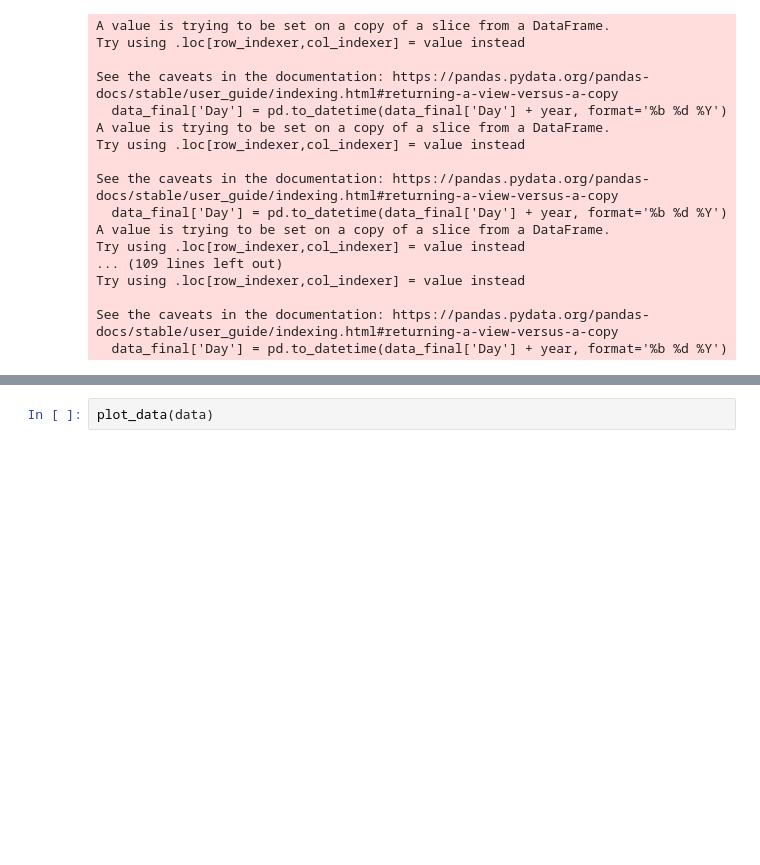
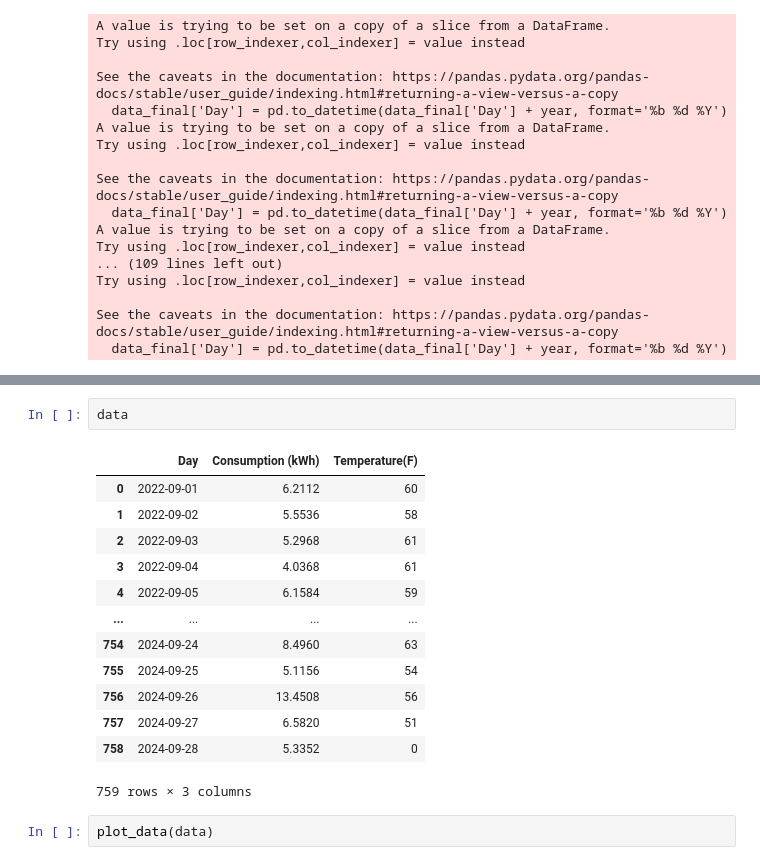
Before and after one commit to larryhaoboliu/energy-model-grey-box, a Jupyter notebook: energy model/Energy Model - Updated.ipynb, the cells around one changed output, grey strips where cells are left out. Drawn from its saved outputs; the diff is of its cells as text; blank space fills up the shorter version.

```diff
--- a/energy model/Energy Model - Updated.ipynb
+++ b/energy model/Energy Model - Updated.ipynb
@@ -163,3 +145,19 @@ See the caveats in the documentation: https://pandas.pydata.org/pandas-docs/stab
+# %%
+data
+# %% [output]
+|  | Day | Consumption (kWh) | Temperature(F) |
+| 0 | 2022-09-01 | 6.2112 | 60 |
+| 1 | 2022-09-02 | 5.5536 | 58 |
+| 2 | 2022-09-03 | 5.2968 | 61 |
+| 3 | 2022-09-04 | 4.0368 | 61 |
+| 4 | 2022-09-05 | 6.1584 | 59 |
+| ... | ... | ... | ... |
+| 754 | 2024-09-24 | 8.4960 | 63 |
+| 755 | 2024-09-25 | 5.1156 | 54 |
+| 756 | 2024-09-26 | 13.4508 | 56 |
+| 757 | 2024-09-27 | 6.5820 | 51 |
+| 758 | 2024-09-28 | 5.3352 | 0 |
+759 rows × 3 columns
 # %%
 plot_data(data)
 # %% [output]
```
Also changed, not shown: parts of 1 cell of this notebook.
